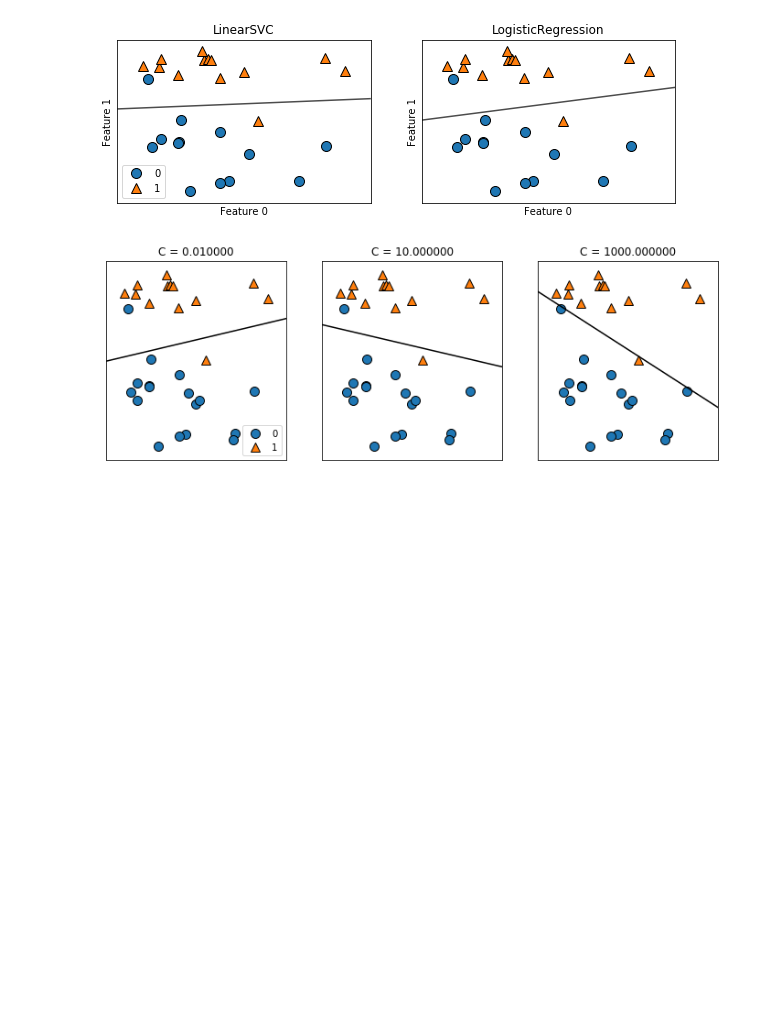
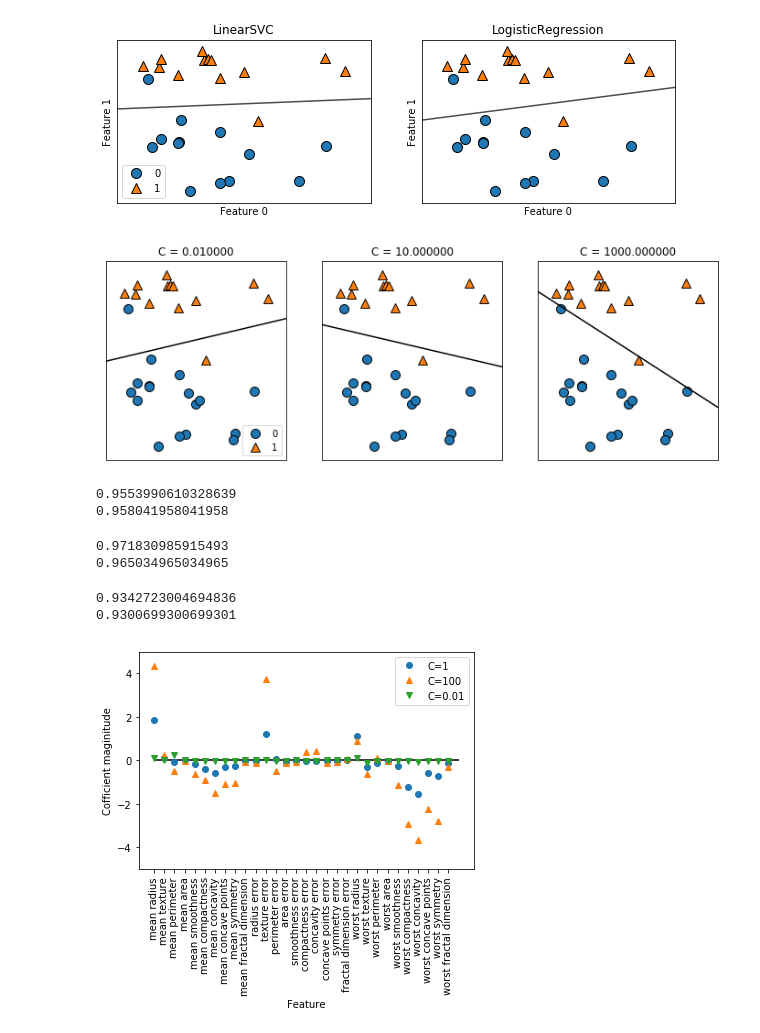
Before and after one commit to soudegesu/sklearn-test, a Jupyter notebook: linear_svc.ipynb, the cells around one changed output. Saved outputs shown, nothing was run; the diff lists cells and outputs as text; code cells hidden in the pictures; blank space fills up the shorter version.

```diff
--- a/linear_svc.ipynb
+++ b/linear_svc.ipynb
@@ -29,3 +29,77 @@ axes[0].legend()
 mglearn.plots.plot_linear_svc_regularization()
 # %% [output]
 [figure]
+# %%
+from sklearn.datasets import load_breast_cancer
+from sklearn.model_selection import train_test_split
+from sklearn.linear_model import LogisticRegression
+
+cancer = load_breast_cancer()
+
+X_train, X_test, y_train, y_test = train_test_split(cancer.data,  cancer.target, stratify=cancer.target, random_state=42)
+logreg = LogisticRegression().fit(X_train, y_train)
+# デフォルトのC=1の場合。
+# 訓練セットとテストセットの精度がとても近い、これは適合不足があるかもしれない。
+print(logreg.score(X_train, y_train))
+print(logreg.score(X_test, y_test))
+# %% [output]
+0.9553990610328639
+0.958041958041958
+# %%
+from sklearn.datasets import load_breast_cancer
+from sklearn.model_selection import train_test_split
+from sklearn.linear_model import LogisticRegression
+
+cancer = load_breast_cancer()
+
+X_train, X_test, y_train, y_test = train_test_split(cancer.data,  cancer.target, stratify=cancer.target, random_state=42)
+logreg100 = LogisticRegression(C=100).fit(X_train, y_train)
+# デフォルトのC=10の場合。
+print(logreg100.score(X_train, y_train))
+print(logreg100.score(X_test, y_test))
+# %% [output]
+0.971830985915493
+0.965034965034965
+# %%
+from sklearn.datasets import load_breast_cancer
+from sklearn.model_selection import train_test_split
+from sklearn.linear_model import LogisticRegression
+
+cancer = load_breast_cancer()
+
+X_train, X_test, y_train, y_test = train_test_split(cancer.data,  cancer.target, stratify=cancer.target, random_state=42)
+logreg001 = LogisticRegression(C=0.01).fit(X_train, y_train)
+# 強力に正則化したモデル。
+# デフォルトのC=0.01の場合。
+print(logreg001.score(X_train, y_train))
+print(logreg001.score(X_test, y_test))
+# %% [output]
+0.9342723004694836
+0.9300699300699301
+# %%
+from sklearn.datasets import load_breast_cancer
+from sklearn.model_selection import train_test_split
+from sklearn.linear_model import LogisticRegression
+from matplotlib import pyplot as plt
+
+cancer = load_breast_cancer()
+X_train, X_test, y_train, y_test = train_test_split(cancer.data,  cancer.target, stratify=cancer.target, random_state=42)
+
+logreg = LogisticRegression().fit(X_train, y_train)
+logreg100 = LogisticRegression(C=100).fit(X_train, y_train)
+logreg001 = LogisticRegression(C=0.01).fit(X_train, y_train)
+
+# 学習された係数を確認する
+
+plt.plot(logreg.coef_.T, 'o', label="C=1")
+plt.plot(logreg100.coef_.T, '^', label="C=100")
+plt.plot(logreg001.coef_.T, 'v', label="C=0.01")
+plt.xticks(range(cancer.data.shape[1]), cancer.feature_names, rotation=90)
+plt.hlines(0, 0 , cancer.data.shape[1])
+plt.ylim(-5, 5)
+plt.xlabel("Feature")
+plt.ylabel("Cofficient maginitude")
+plt.legend()
+plt.show()
+# %% [output]
+[figure, added]
```
Also changed, not shown: parts of 5 cells of this notebook.
